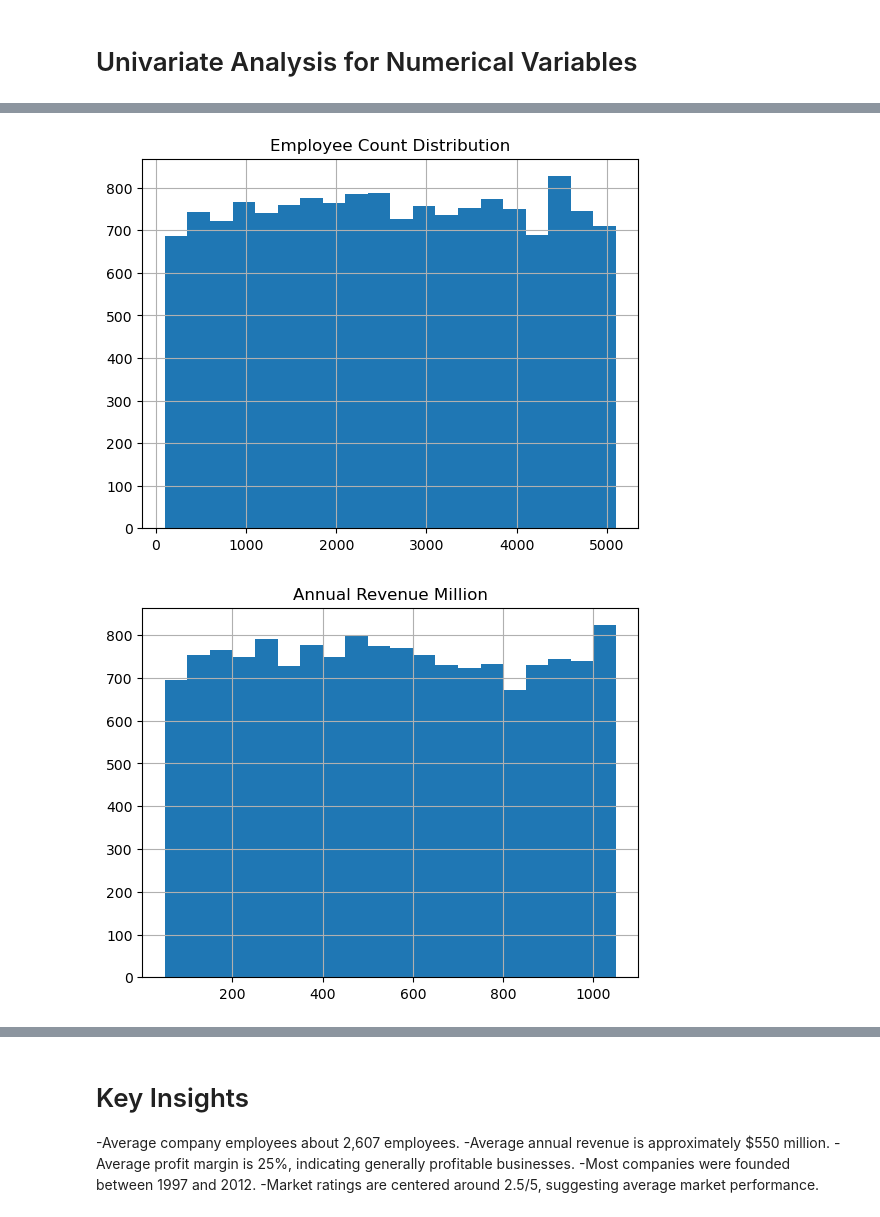
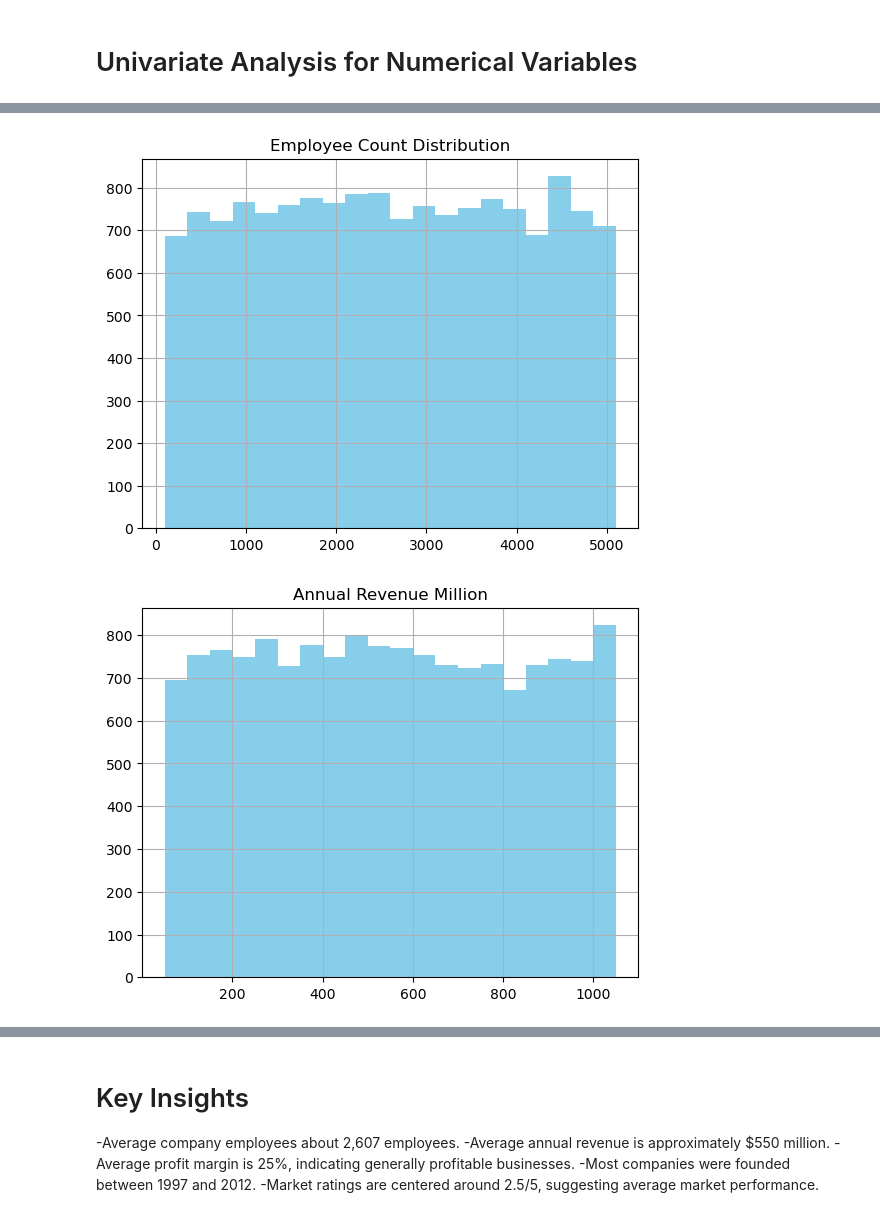
Before and after one commit to Nupurkpatel63/Industry_EDA_Analysis, a Jupyter notebook: Industry_EDA_Analysis.ipynb, the cells around one changed output, grey strips where cells are left out. Cells and saved outputs as stored; diff of their text form; code cells hidden in the pictures.

```diff
--- a/Industry_EDA_Analysis.ipynb
+++ b/Industry_EDA_Analysis.ipynb
@@ -89,15 +89,15 @@ data.describe()
 | max | 15000.000000 | 5099.000000 | 1049.960000 | 45.000000 | 2019.000000 | 100495.000000 | ... |
 # %%
 # histogram
-data['employee_count'].hist(bins=20)
+data['employee_count'].hist(bins=20,color='skyblue')
 plt.title("Employee Count Distribution")
 plt.show()
 # %% [output]
-[figure, old version]
+[figure, new version]
 # %%
-data['annual_revenue_million'].hist(bins=20)
+data['annual_revenue_million'].hist(bins=20,color='skyblue')
 plt.title("Annual Revenue Million")
 plt.show()
 # %% [output]
-[figure, old version]
+[figure, new version]
 # %%
```
Also changed, not shown: parts of 6 cells of this notebook.
